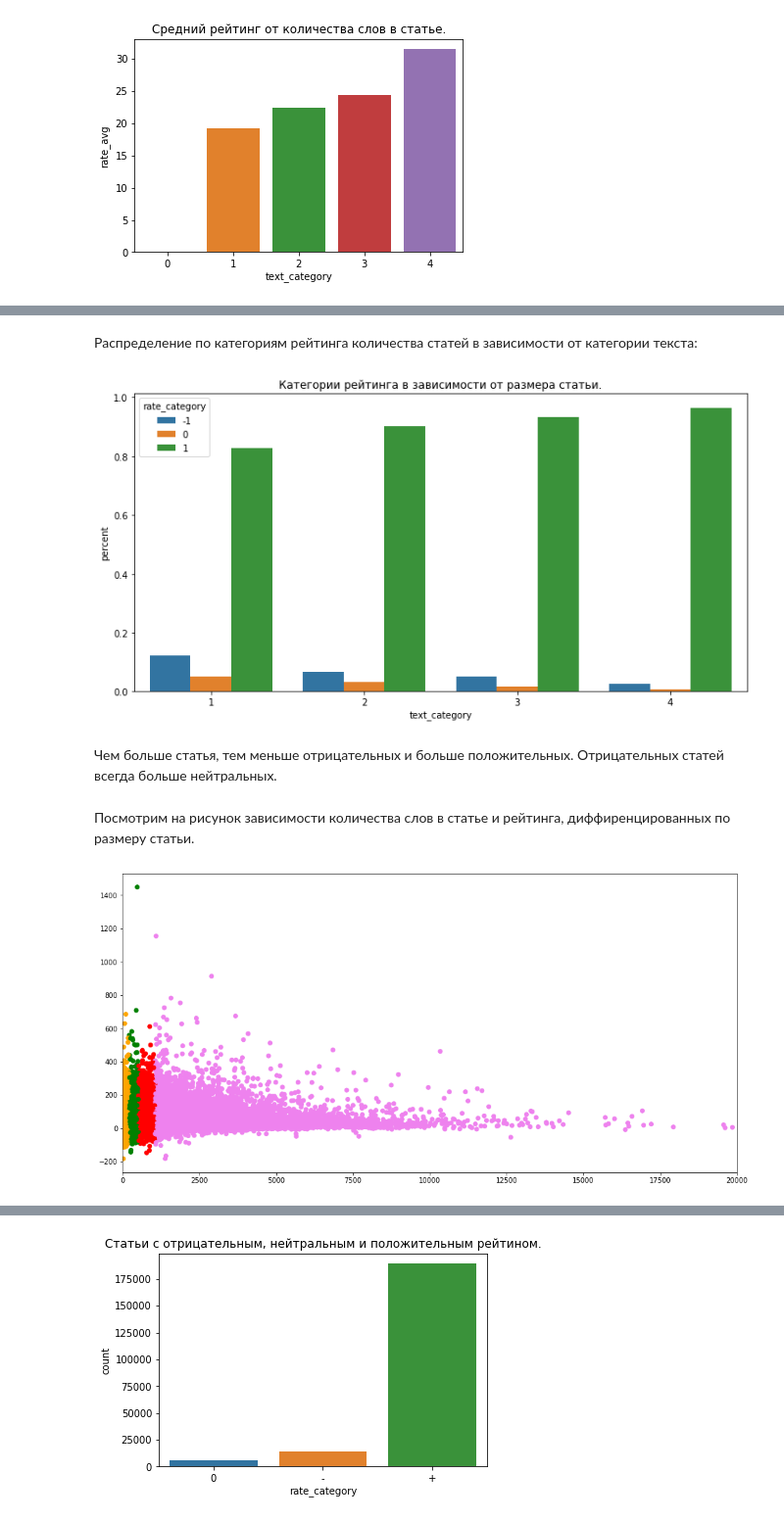
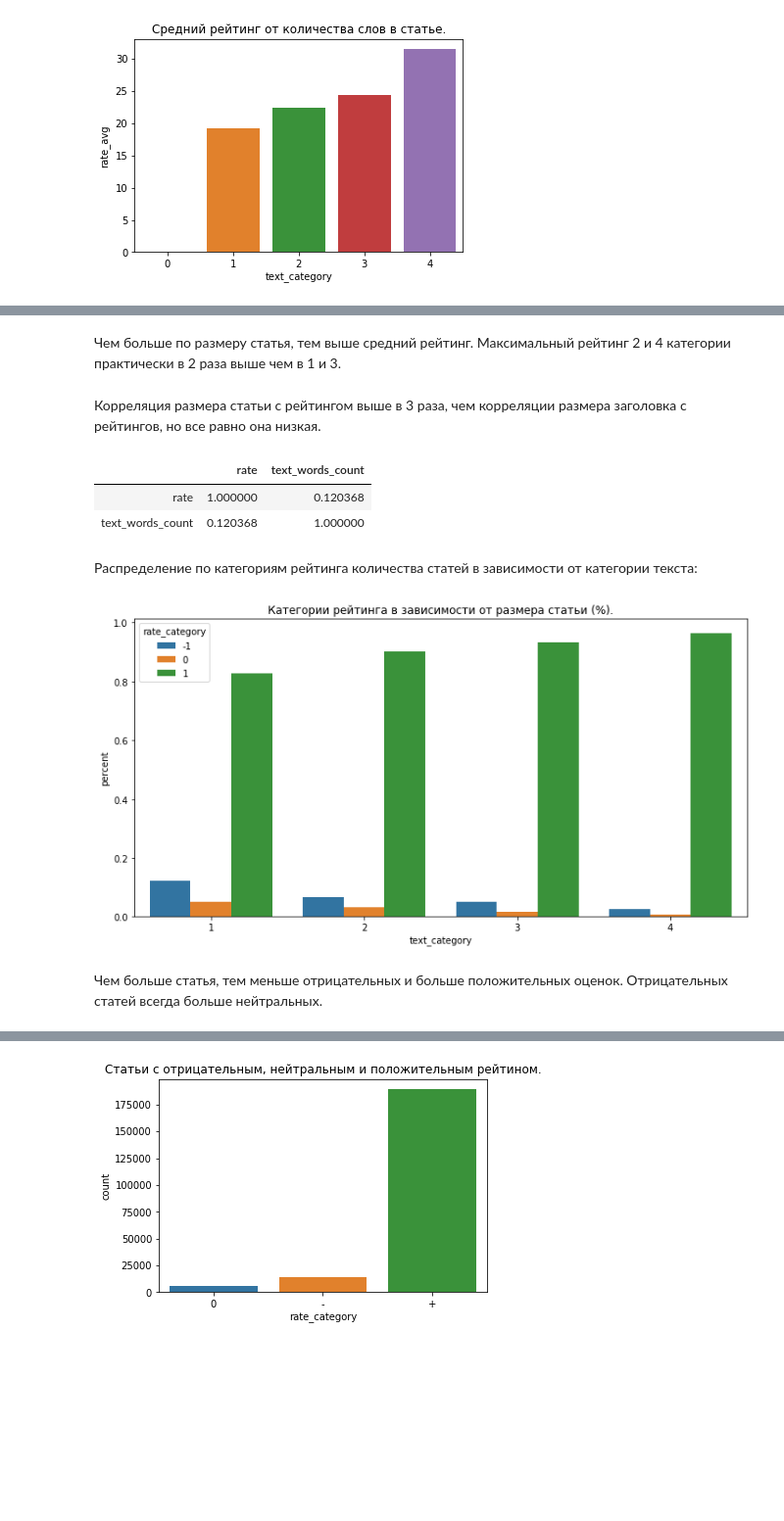
Before and after one commit to D7nis/DS_Habr_rate, a Jupyter notebook: Habr.ipynb, the cells around one changed output, grey strips where cells are left out. Shown at 98% size. Cells and saved outputs as stored; diff of their text form; code cells hidden in the pictures; blank space fills up the shorter version.

Commit message:
Продолжаю анализ данных по рейтингу статей

```diff
--- a/Habr.ipynb
+++ b/Habr.ipynb
@@ -583,3 +621,14 @@ sns.countplot(df['text_category']);
+# %% [markdown]
+Чем больше по размеру статья, тем выше средний рейтинг.
+Максимальный рейтинг 2 и 4 категории практически в 2 раза выше чем в 1 и 3.
+# %% [markdown]
+Корреляция размера статьи с рейтингом выше в 3 раза, чем корреляции размера заголовка с рейтингов, но все равно она низкая.
+# %%
+df[['rate', 'text_words_count']].corr()
+# %% [output]
+|  | rate | text_words_count |
+| rate | 1.000000 | 0.120368 |
+| text_words_count | 0.120368 | 1.000000 |
 # %% [markdown]
 Распределение по категориям рейтинга количества статей в зависимости от категории текста:
 # %%
@@ -589,21 +638,9 @@ dataTC = df.groupby(['text_category'], observed=True)['rate_category'].\
 # %%
 fsize = (12, 6)
 fig, ax = plt.subplots(figsize=fsize)
-plt.title('Категории рейтинга в зависимости от размера статьи.')
+plt.title('Категории рейтинга в зависимости от размера статьи (%).')
 sns.barplot(x='text_category', y='percent', hue='rate_category',data=dataTC);
 # %% [output]
-[figure, old version]
+[figure, new version]
 # %% [markdown]
-Чем больше статья, тем меньше отрицательных и больше положительных. Отрицательных статей всегда больше нейтральных.
+Чем больше статья, тем меньше отрицательных и больше положительных оценок. Отрицательных статей всегда больше нейтральных.
-# %% [markdown]
-Посмотрим на рисунок зависимости количества слов в статье и рейтинга, диффиренцированных по размеру статьи.
-# %%
-fsize = (16, 8)
-fig, ax = plt.subplots(figsize=fsize)
-plt.title('')
-ax.set_xlim(0,20000)
-plt.scatter(df['text_words_count'],df['rate'],\
-           color=df['text_category'].map({'0':'blue','1':'orange',\
-                                          '2':'green','3':'red','4':'violet'}));
-# %% [output]
-[figure, removed]
```
Also changed, not shown: parts of 25 cells of this notebook.
